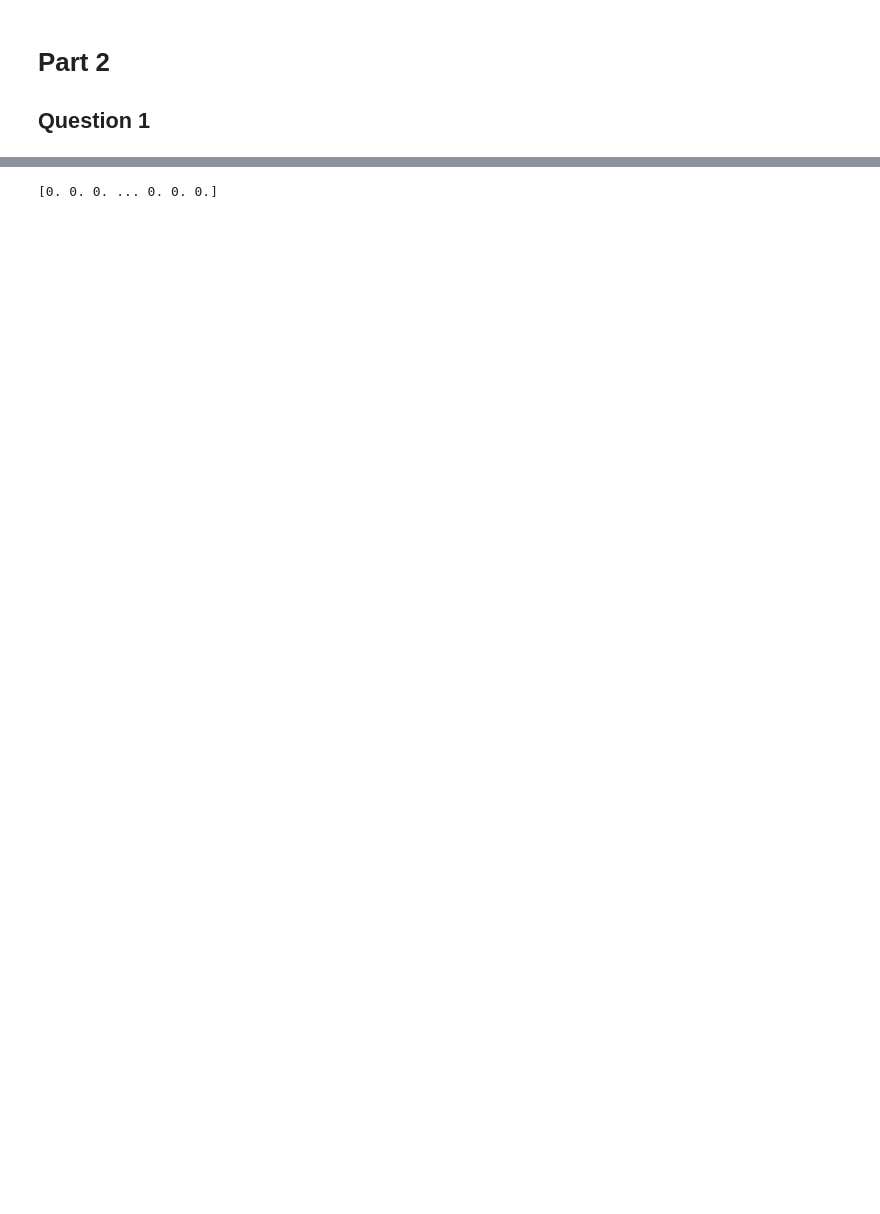
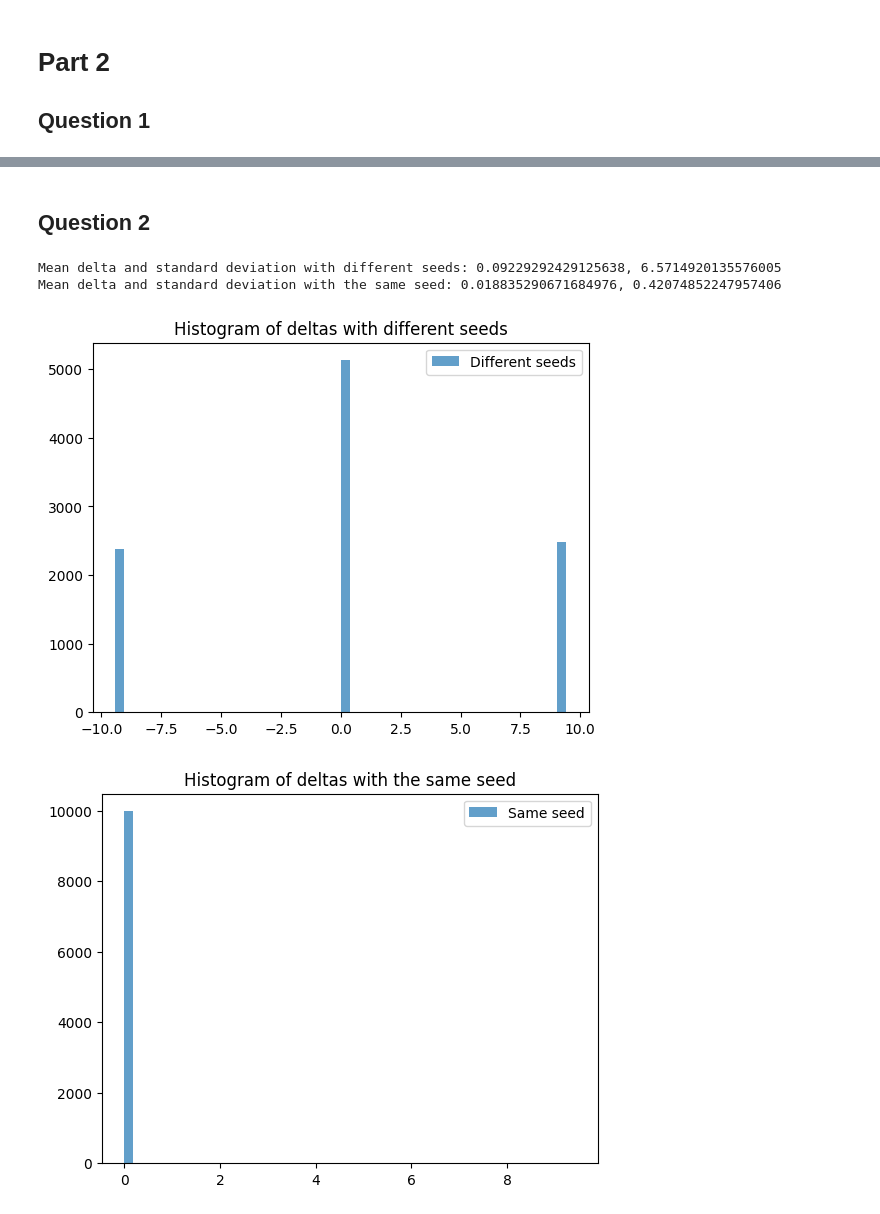
Before and after one commit to ThomasTenDamme/Comp_Finance_Group_16, a Jupyter notebook: Assignment 2/Part 2.ipynb, the cells around one changed output, grey strips where cells are left out. Cells and saved outputs as stored; diff of their text form; code cells hidden in the pictures; blank space fills up the shorter version.

```diff
--- a/Assignment 2/Part 2.ipynb
+++ b/Assignment 2/Part 2.ipynb
@@ -121,4 +102,63 @@ plt.show()
-# %%
-print(delta_same)
-# %% [output]
-[0. 0. 0. ... 0. 0. 0.]
+# %% [markdown]
+## Question 2
+# %%
+# Monte Carlo Simulation bump and revalue digital option
+
+# Setting the parameter values
+T = 1               # The time to maturity = 1 year
+K = 99              # Strike price = 99 euros
+r = 0.06            # Risk-free interest rate = 6%
+S0 = 100            # The current stock price = 100 euros
+sigma_stock = 0.2   # Volatility in the stock price = 20%
+M = 365             # Number of time steps (calculate the new stock price every day of the year)
+
+
+N = 10000            # Number of repetitions
+bump = 0.1            # The size of the bump
+
+delta_diff = np.zeros(N) # Array for results with different seeds
+delta_same = np.zeros(N) # Array for results with the same seed
+
+# Different seeds (setting None gives different seeds every time):
+for i in tqdm(range(N), desc='Simulating deltas with different seeds'):
+    unbumped_S = sim_BS(T, r, S0, sigma_stock, M, seed=None)
+    unbumped_payoff = 1 if unbumped_S[-1] > K else 0 # NEW PAYOFF LINE
+
+    bumped_S = sim_BS(T, r, S0 + bump, sigma_stock, M, seed=None)
+    bumped_payoff = 1 if bumped_S[-1] > K else 0
+
+    delta_diff[i] = np.exp(-r * T) * (bumped_payoff - unbumped_payoff) / bump
+
+# Same seeds (setting a specific seed gives the same seed every time):
+for i in tqdm(range(N), desc='Simulating deltas with the same seed'):
+    seed = np.random.randint(0, 1000000)
+
+    unbumped_S = sim_BS(T, r, S0, sigma_stock, M, seed=seed)
+    unbumped_payoff = 1 if unbumped_S[-1] > K else 0
+
+    bumped_S = sim_BS(T, r, S0 + bump, sigma_stock, M, seed=seed)
+    bumped_payoff = 1 if bumped_S[-1] > K else 0
+
+    # print(f"Bumped payoff: {bumped_payoff}, Unbumped payoff: {unbumped_payoff}, Delta: {(bumped_payoff - unbumped_payoff) / bump}")
+    delta_same[i] = np.exp(-r * T) * (bumped_payoff - unbumped_payoff) / bump
+
+print(f"Mean delta and standard deviation with different seeds: {np.mean(delta_diff)}, {np.std(delta_diff)}")
+print(f"Mean delta and standard deviation with the same seed: {np.mean(delta_same)}, {np.std(delta_same)}")
+
+# Plotting the results in different histograms
+plt.figure()
+plt.hist(delta_diff, bins=50, alpha=0.7, label='Different seeds')
+plt.legend()
+plt.title('Histogram of deltas with different seeds')
+plt.show()
+
+plt.figure()
+plt.hist(delta_same, bins=50, alpha=0.7, label='Same seed')
+plt.legend()
+plt.title('Histogram of deltas with the same seed')
+plt.show()
+# %% [output]
+Mean delta and standard deviation with different seeds: 0.09229292429125638, 6.5714920135576005
+Mean delta and standard deviation with the same seed: 0.018835290671684976, 0.42074852247957406
+[figure, added]
+[figure, added]
```
Also changed, not shown: parts of 7 cells of this notebook.
